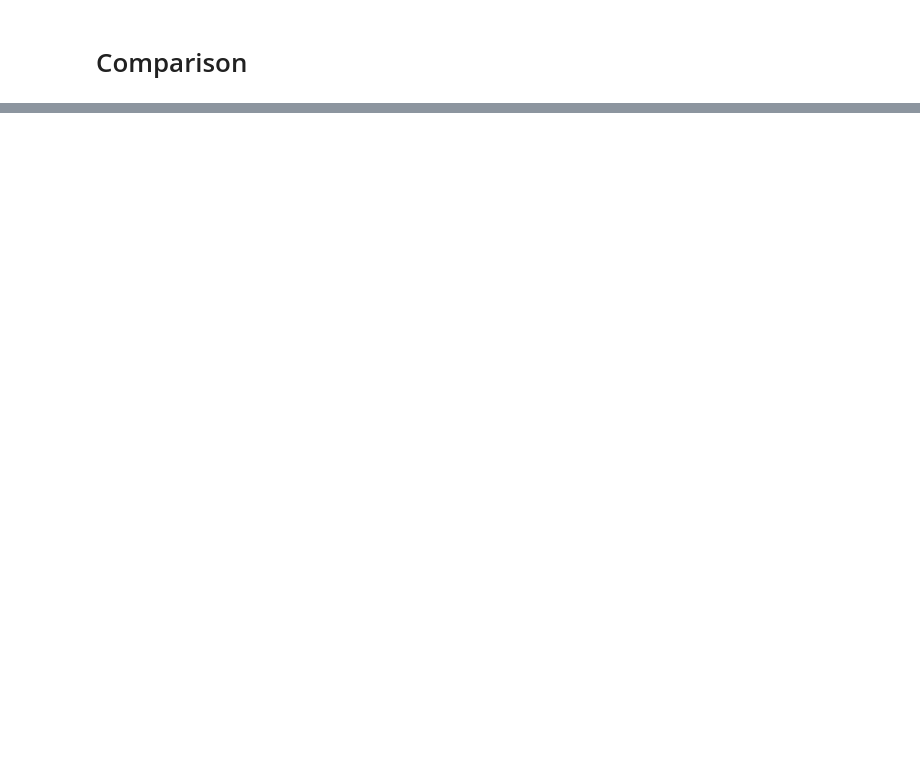
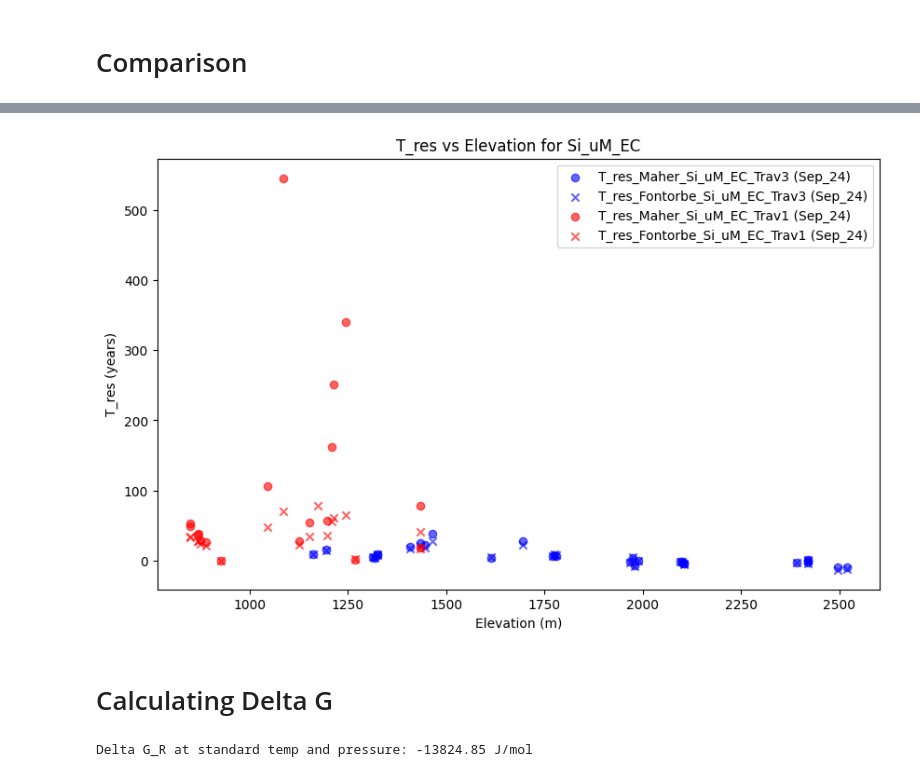
Before and after one commit to iskiros/Nepal, a Jupyter notebook: Code/Model4.ipynb, the cells around one changed output, grey strips where cells are left out. Saved outputs shown, nothing was run; the diff lists cells and outputs as text; code cells hidden in the pictures; blank space fills up the shorter version.

```diff
--- a/Code/Model4.ipynb
+++ b/Code/Model4.ipynb
@@ -375,0 +568,46 @@ plt.show()
+# %%
+plt.figure(figsize=(10, 6))
+
+# Plot the data
+seasons = df_traverse3['Season'].unique()
+colors = plt.cm.rainbow(np.linspace(0, 1, len(seasons)))
+
+# filter out df_traverse1 samples greater than 100 years
+#df_traverse1 = df_traverse1[df_traverse1['T_res_Maher_Si_uM_EC'] < 100]
+
+plt.scatter(df_traverse3['Elevation'], df_traverse3['T_res_Maher_Si_uM_EC'], label=f'T_res_Maher_Si_uM_EC_Trav3 ({season})', color='blue', alpha=0.6)
+plt.scatter(df_traverse3['Elevation'], df_traverse3['T_res_Fontorbe_Si_uM_EC'], label=f'T_res_Fontorbe_Si_uM_EC_Trav3 ({season})', color='blue', marker='x', alpha=0.6)
+
+plt.scatter(df_traverse1['Elevation'], df_traverse1['T_res_Maher_Si_uM_EC'], label=f'T_res_Maher_Si_uM_EC_Trav1 ({season})', color='red', alpha=0.6)
+plt.scatter(df_traverse1['Elevation'], df_traverse1['T_res_Fontorbe_Si_uM_EC'], label=f'T_res_Fontorbe_Si_uM_EC_Trav1 ({season})', color='red', marker='x', alpha=0.6)
+
+
+plt.xlabel('Elevation (m)')
+plt.ylabel('T_res (years)')
+
+plt.title('T_res vs Elevation for Si_uM_EC')
+
+# Add a legend
+plt.legend()
+#plt.yscale('log')
+# Display the plot
+plt.savefig('T_res_Si_uM_EC_comparison_trav1.pdf')
+plt.show()
+# %% [output]
+[figure, added]
+# %% [markdown]
+# Calculating Delta G
+# %%
+# Delta G_R at standard temp and pressure
+
+T = 273 + 25
+
+R = 8.314
+
+ln_k = 5.58
+
+delta_G_R_0 = -R * T * ln_k
+
+print(f"Delta G_R at standard temp and pressure: {delta_G_R_0:.2f} J/mol")
+# %% [output]
+Delta G_R at standard temp and pressure: -13824.85 J/mol
```
Also changed, not shown: parts of 20 cells of this notebook, 58 other files.
